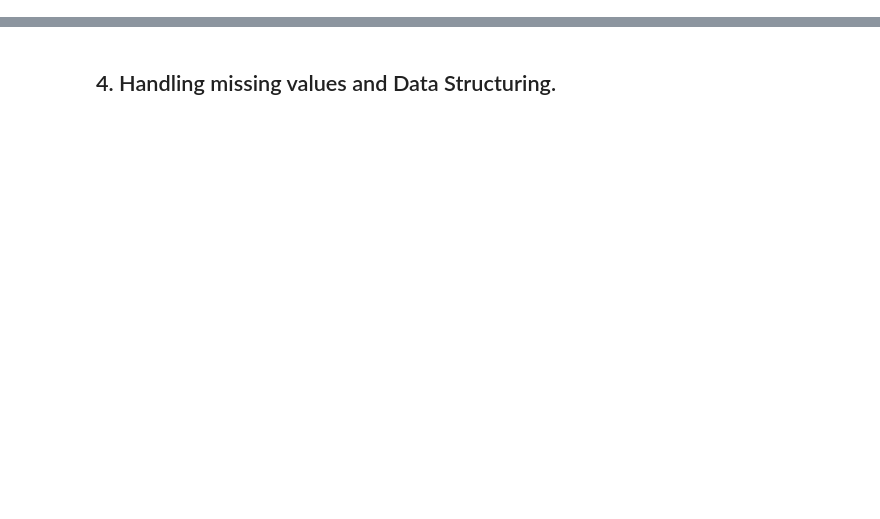
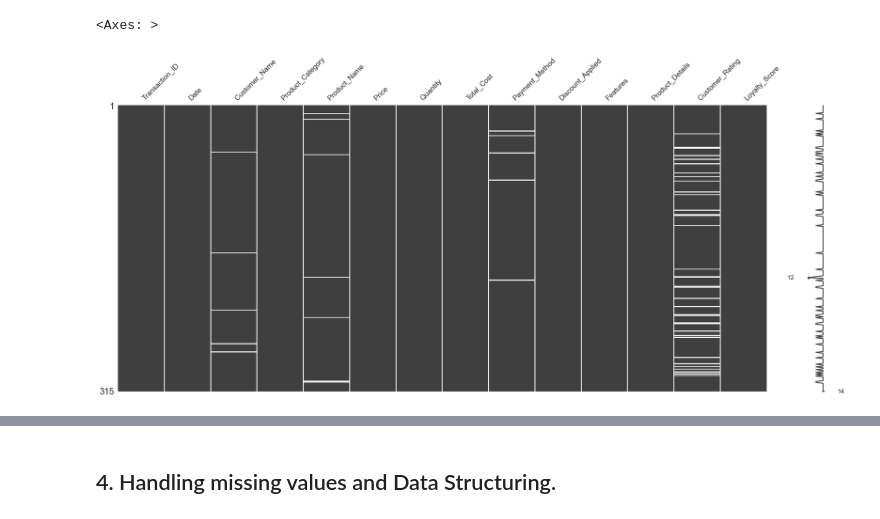
Before and after one commit to hagoog/Template, a Jupyter notebook: Python_EDA_Template.ipynb, the cells around one changed output, grey strips where cells are left out. Saved outputs shown, nothing was run; the diff lists cells and outputs as text; code cells hidden in the pictures; blank space fills up the shorter version.

```diff
--- a/Python_EDA_Template.ipynb
+++ b/Python_EDA_Template.ipynb
@@ -403,3 +270,10 @@ msno.matrix(df_raw)
+# %%
+# Visualize missing data
+msno.matrix(df_raw, fontsize=14)
+# this shows the correlation between missing values, so dish liked and rate has the most and approx cost is scattered
+# %% [output]
+<Axes: >
+[figure, added]
 # %%
 msno.heatmap(df_raw, cmap='rainbow')
 # %% [output]
```
Also changed, not shown: parts of 84 cells of this notebook.
